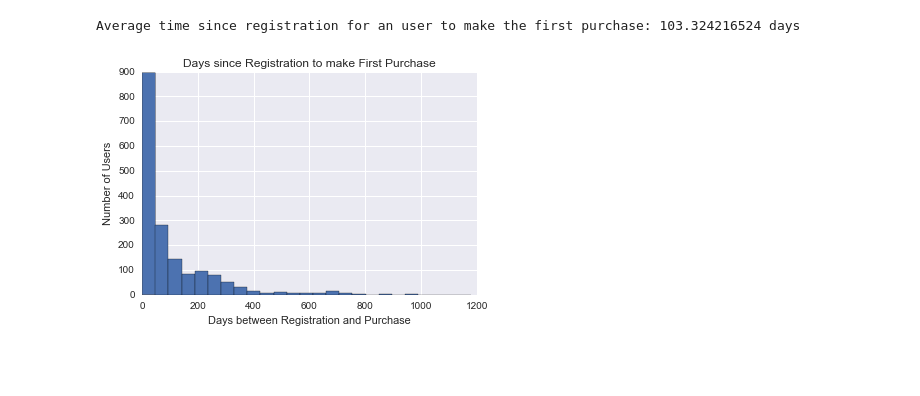
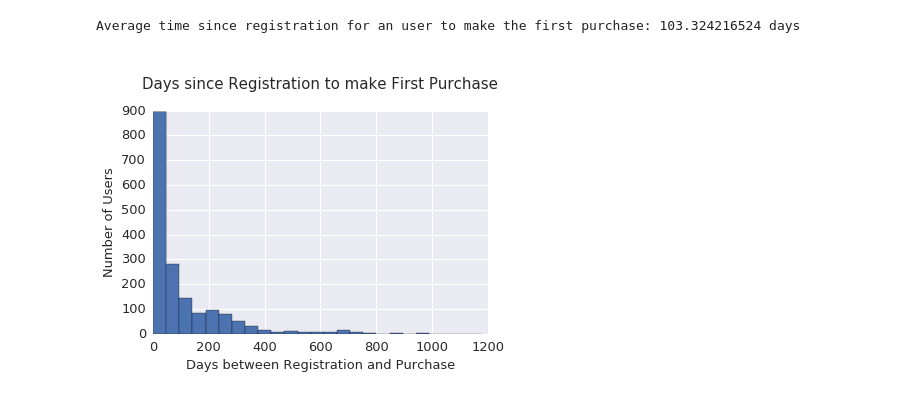
Before and after one commit to pauloarantes/art-project, a Jupyter notebook: clean_code_models.ipynb, the cells around one changed output. Saved outputs shown, nothing was run; the diff lists cells and outputs as text; code cells hidden in the pictures; blank space fills up the shorter version.

```diff
--- a/clean_code_models.ipynb
+++ b/clean_code_models.ipynb
@@ -514,6 +514,8 @@ Likelihoods:
 ##### In case of a False Negative (lower left corner), we didn't predict purchase but they bought it anyways, "free" profits $$$
 # %% [markdown]
 ## Model 5: Random Forests with Label = purchased (with best params after GridSearch)
+# %%
+plt.rcParams.update({'font.size': 22})
 # %%
 def fit_random_forest(X, y):
     sm = SMOTE(kind='regular', ratio=0.5)
@@ -1138,9 +1195,9 @@ print "Average time since registration for an user to make the first purchase:",
 Average time since registration for an user to make the first purchase: 103.324216524 days
 # %%
 tmp.diff_acc_to_purchase.hist(bins=25)
-plt.title("Days since Registration to make First Purchase")
-plt.xlabel("Days between Registration and Purchase")
-plt.ylabel("Number of Users")
-plt.savefig('images/days_from_reg_to_purch.png')
+plt.title("\nDays since Registration to make First Purchase\n", fontsize='small')
+plt.xlabel("Days between Registration and Purchase", fontsize=13)
+plt.ylabel("Number of Users", fontsize=13)
+plt.savefig('images/days_from_reg_to_purch2.png', bbox_inches='tight', pad_inches=0.5)
 # %% [output]
-[figure, old version]
+[figure, new version]
```
Also changed, not shown: parts of 26 cells of this notebook, 33 other files.
